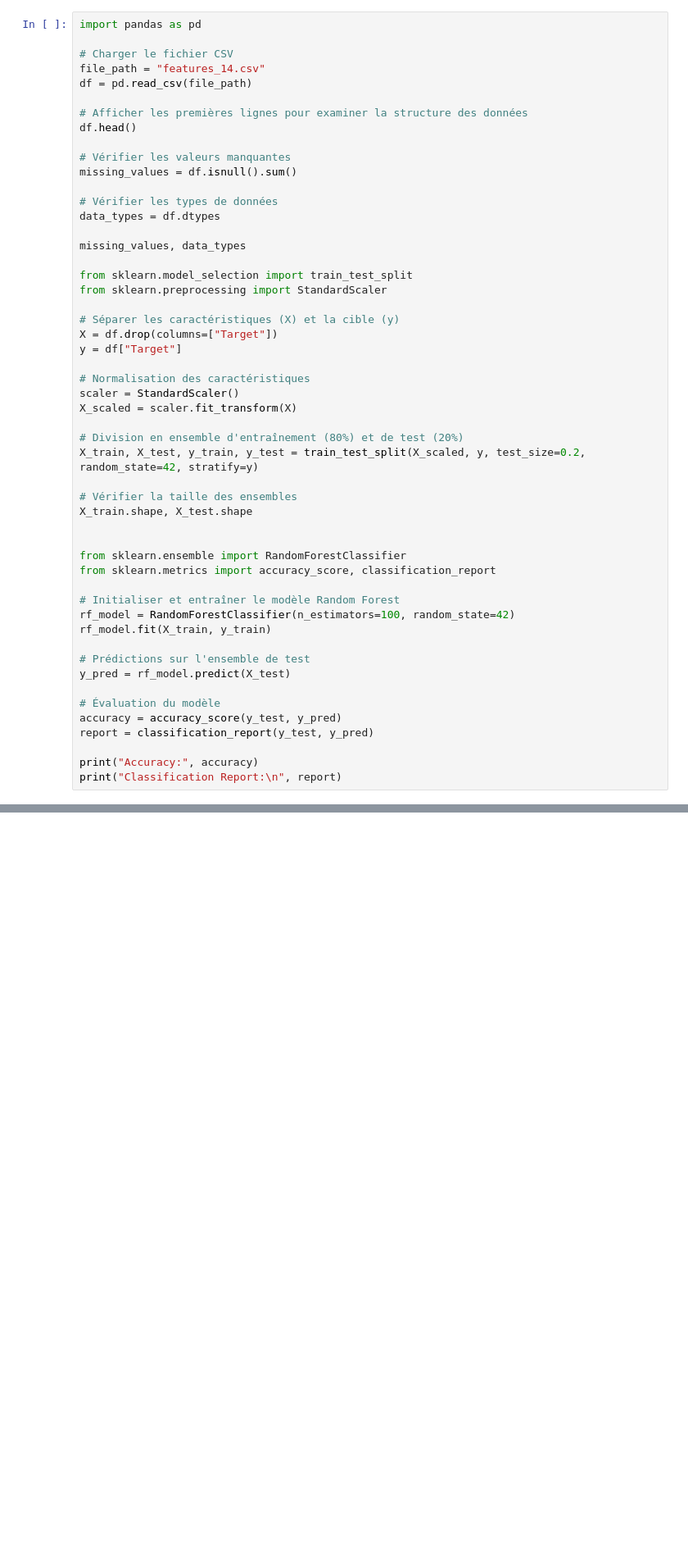
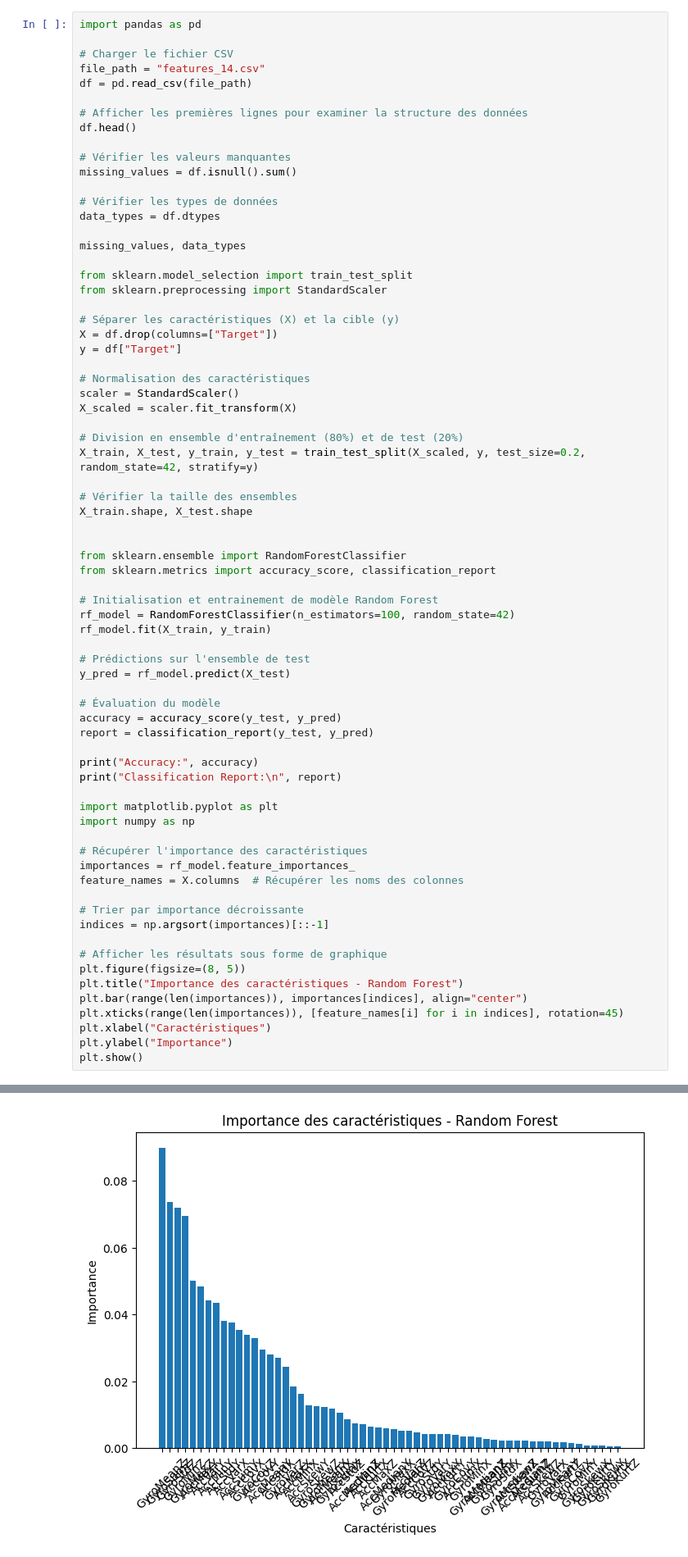
Before and after one commit to BaptisteFra802/Hydronauts, a Jupyter notebook: Random_forest_baptiste_v1.ipynb, the cells around one changed output, grey strips where cells are left out. Shown at 82% size. Cells and saved outputs as stored; diff of their text form; blank space fills up the shorter version.

```diff
--- a/Random_forest_baptiste_v1.ipynb
+++ b/Random_forest_baptiste_v1.ipynb
@@ -132,31 +217,51 @@ X_train.shape, X_test.shape
 
 
 from sklearn.ensemble import RandomForestClassifier
 from sklearn.metrics import accuracy_score, classification_report
 
-# Initialiser et entraîner le modèle Random Forest
+# Initialisation et entrainement de modèle Random Forest
 rf_model = RandomForestClassifier(n_estimators=100, random_state=42)
 rf_model.fit(X_train, y_train)
 
 # Prédictions sur l'ensemble de test
 y_pred = rf_model.predict(X_test)
 
 # Évaluation du modèle
 accuracy = accuracy_score(y_test, y_pred)
 report = classification_report(y_test, y_pred)
 
 print("Accuracy:", accuracy)
 print("Classification Report:\n", report)
+
+import matplotlib.pyplot as plt
+import numpy as np
+
+# Récupérer l'importance des caractéristiques
+importances = rf_model.feature_importances_
+feature_names = X.columns  # Récupérer les noms des colonnes
+
+# Trier par importance décroissante
+indices = np.argsort(importances)[::-1]
+
+# Afficher les résultats sous forme de graphique
+plt.figure(figsize=(8, 5))
+plt.title("Importance des caractéristiques - Random Forest")
+plt.bar(range(len(importances)), importances[indices], align="center")
+plt.xticks(range(len(importances)), [feature_names[i] for i in indices], rotation=45)
+plt.xlabel("Caractéristiques")
+plt.ylabel("Importance")
+plt.show()
 # %% [output]
 Accuracy: 1.0
 Classification Report:
                precision    recall  f1-score   support
 
            1       1.00      1.00      1.00        50
            2       1.00      1.00      1.00        57
            3       1.00      1.00      1.00        70
            4       1.00      1.00      1.00        44
 
     accuracy                           1.00       221
    macro avg       1.00      1.00      1.00       221
 weighted avg       1.00      1.00      1.00       221
+[figure, added]
```
Also changed, not shown: parts of 4 cells of this notebook.
